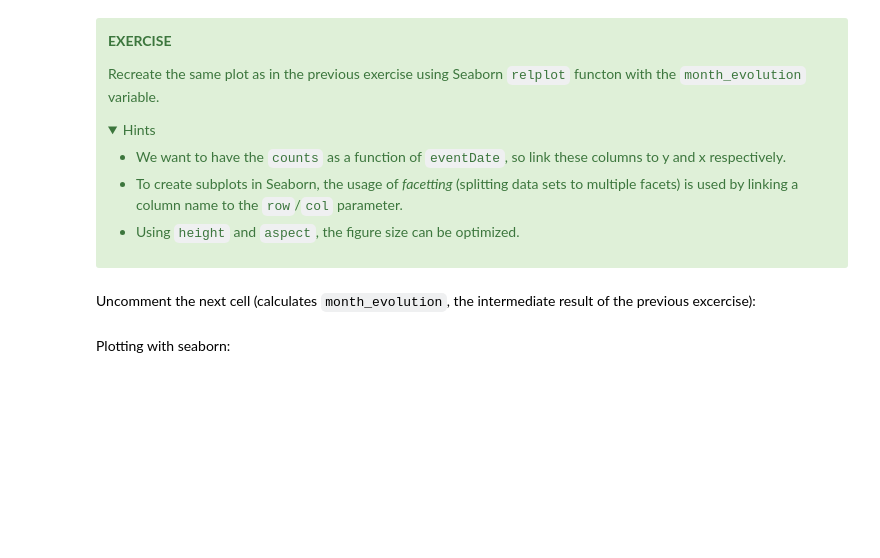
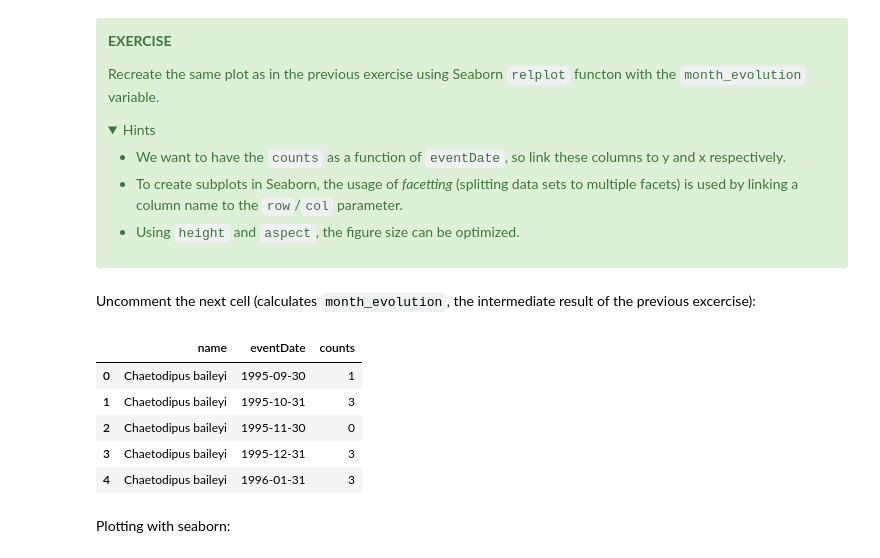
Before and after one commit to jorisvandenbossche/course-python-data, a Jupyter notebook: notebooks/case2_observations_analysis.ipynb, the cells around one changed output. Drawn from its saved outputs; the diff is of its cells as text; code cells hidden in the pictures; folded sections open; blank space fills up the shorter version.

```diff
--- a/notebooks/case2_observations_analysis.ipynb
+++ b/notebooks/case2_observations_analysis.ipynb
@@ -527,10 +742,17 @@ Uncomment the next cell (calculates `month_evolution`, the intermediate result o
 # %%
 # Given as solution..
 subsetspecies = survey_data[survey_data["name"].isin(['Dipodomys merriami', 'Dipodomys ordii',
                                                       'Reithrodontomys megalotis', 'Chaetodipus baileyi'])]
-month_evolution = subsetspecies.groupby("name").resample('M', on='eventDate').size().rename("counts")
+month_evolution = subsetspecies.groupby("name").resample('ME', on='eventDate').size().rename("counts")
 month_evolution = month_evolution.reset_index()
 month_evolution.head()
+# %% [output]
+|  | name | eventDate | counts |
+| 0 | Chaetodipus baileyi | 1995-09-30 | 1 |
+| 1 | Chaetodipus baileyi | 1995-10-31 | 3 |
+| 2 | Chaetodipus baileyi | 1995-11-30 | 0 |
+| 3 | Chaetodipus baileyi | 1995-12-31 | 3 |
+| 4 | Chaetodipus baileyi | 1996-01-31 | 3 |
 # %% [markdown]
 Plotting with seaborn:
 # %%
```
Also changed, not shown: parts of 40 cells of this notebook, 9 other files.
